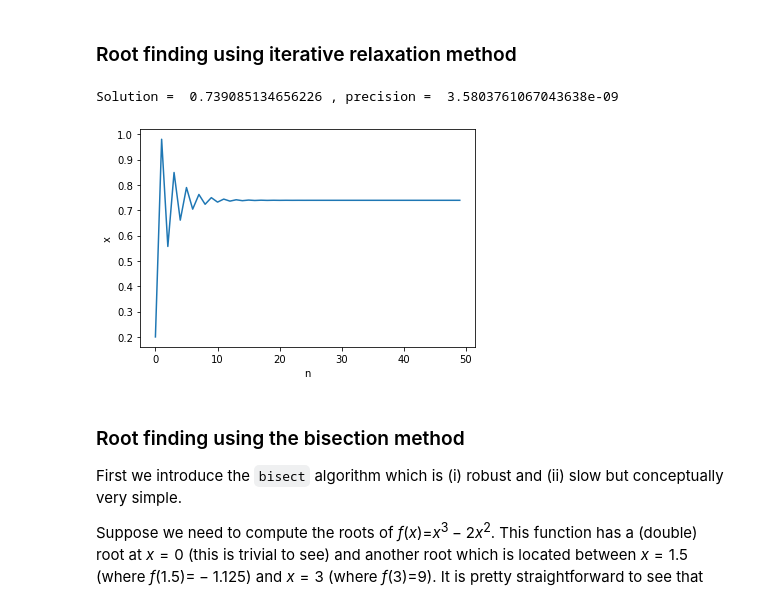
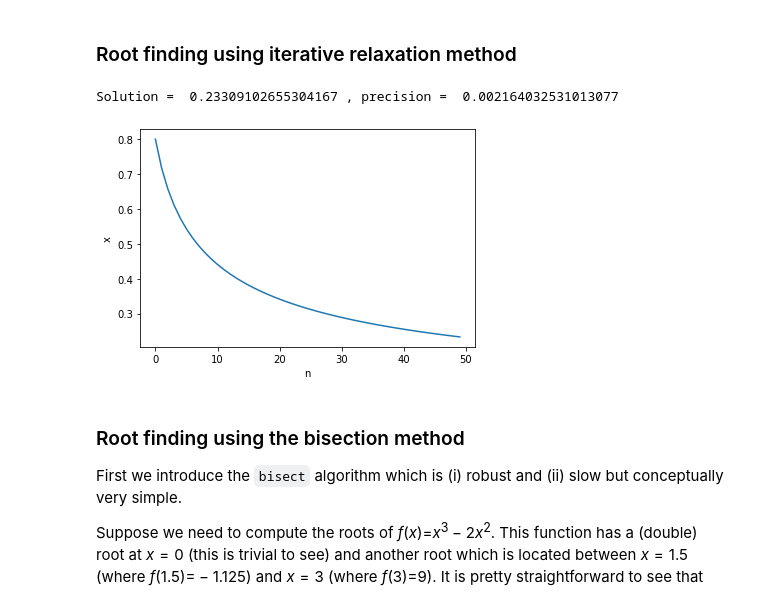
Before and after one commit to ds-connectors/Physics-88-SP22, a Jupyter notebook: Week11/L09/Lecture09.ipynb, the cells around one changed output. Saved outputs shown, nothing was run; the diff lists cells and outputs as text; code cells hidden in the pictures.

```diff
--- a/Week11/L09/Lecture09.ipynb
+++ b/Week11/L09/Lecture09.ipynb
@@ -73,29 +73,29 @@ Text(0, 0.5, 'y-y_function = y+x**2')
 # %%
 import numpy as np
 import scipy as sc
 import matplotlib.pyplot as plt
 %matplotlib inline
 
 def g(x):
-    return np.cos(x) #  np.sin(x) # 2-np.exp(-x) #
+    return np.sin(x) # 2-np.exp(-x) #  np.cos(x) #
 
 nIter = 50
 
 na = range(nIter)
 xa = np.zeros(nIter)
-x = 0.2 # initial guess
+x = 0.8 # initial guess
 for k in na:
     xa[k] = x
     x = g(x)
 
 plt.plot(na,xa)
 plt.xlabel('n')
 plt.ylabel('x')
 
 print('Solution = ',xa[-1],', precision = ',np.abs(xa[-1]-xa[-2]))
 # %% [output]
-Solution =  0.739085134656226 , precision =  3.5803761067043638e-09
+Solution =  0.23309102655304167 , precision =  0.002164032531013077
-[figure, old version]
+[figure, new version]
 # %% [markdown]
 ### Root finding using the bisection method
 
```
Also changed, not shown: 4 other files.
